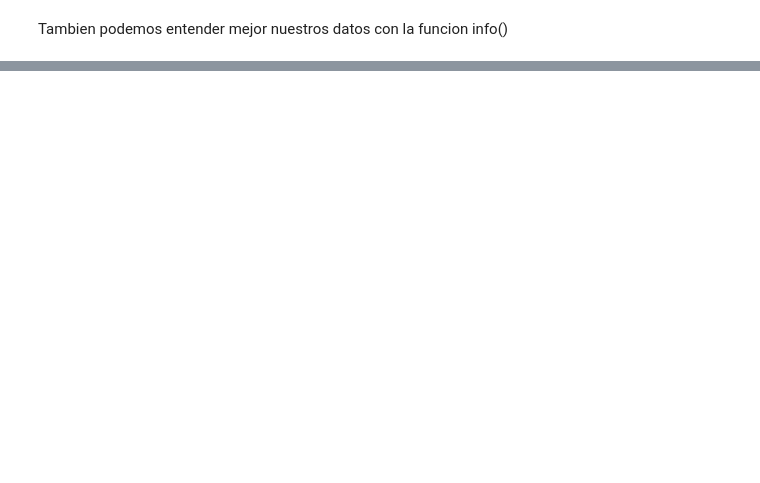
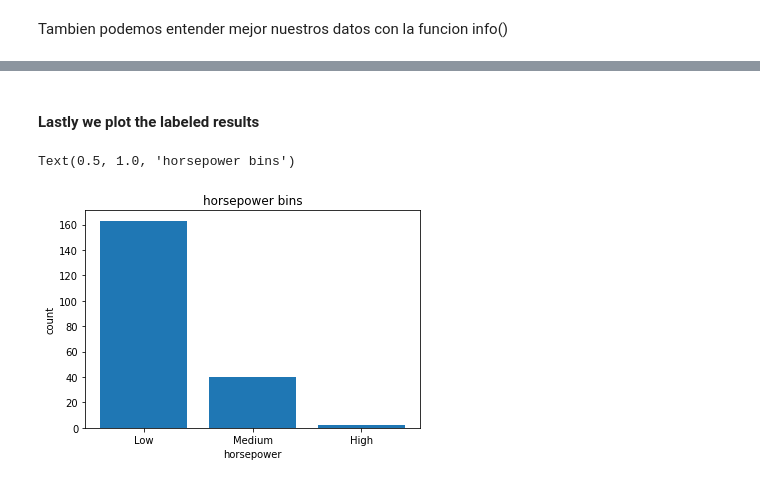
Before and after one commit to rodrigoromanguzman/Actividades_Aprendizaje-, a Jupyter notebook: semana5/module2_python_for_data_science.ipynb, the cells around one changed output, grey strips where cells are left out. Cells and saved outputs as stored; diff of their text form; code cells hidden in the pictures; blank space fills up the shorter version.

```diff
--- a/semana5/module2_python_for_data_science.ipynb
+++ b/semana5/module2_python_for_data_science.ipynb
@@ -159,2 +151,7 @@ df.describe()
+# %%
+local_df[["bore", "stroke"]] = local_df[["bore", "stroke"]].astype("float")
+local_df[["normalized-losses"]] = local_df[["normalized-losses"]].astype("int")
+local_df[["price"]] = local_df[["price"]].astype("float")
+local_df[["peak-rpm"]] = local_df[["peak-rpm"]].astype("float")
 # %% [markdown]
 <p>Tambien podemos entender mejor nuestros datos con la funcion info()</p>
@@ -180,0 +180,6 @@ memory usage: 41.8+ KB
+# %%
+local_df['length'] = local_df['length']/local_df['length'].max()
+local_df['width'] = local_df['width']/local_df['width'].max()
+local_df['height'] = local_df['height']/local_df['height'].max()
+
+print(local_df.head())
@@ -180,0 +206,15 @@ memory usage: 41.8+ KB
+# %%
+# we need to convert to the right type
+avg_horsepower = local_df['horsepower'].astype('float').mean(axis=0)
+local_df['horsepower'].replace(np.nan, avg_horsepower, inplace=True)
+local_df["horsepower"]= local_df["horsepower"].astype(int, copy=True)
+# %%
+# we create four equally spaced values between the min and max of hosepower
+bins = np.linspace(min(local_df["horsepower"]), max(local_df["horsepower"]), 4)
+
+# We define the labels that we will use
+group_names = ['Low', 'Medium', 'High']
+
+#apply the cut function for segment and sort into bins
+local_df['horsepower-binned'] = pd.cut(local_df['horsepower'], bins, labels=group_names, include_lowest=True )
+local_df[['horsepower','horsepower-binned']].head(20)
@@ -180,0 +239,14 @@ memory usage: 41.8+ KB
+# %% [markdown]
+<h4>Lastly we plot the labeled results</h4>
+# %%
+import matplotlib as plt
+from matplotlib import pyplot
+pyplot.bar(group_names, local_df["horsepower-binned"].value_counts())
+
+# set x/y labels and plot title
+plt.pyplot.xlabel("horsepower")
+plt.pyplot.ylabel("count")
+plt.pyplot.title("horsepower bins")
+# %% [output]
+Text(0.5, 1.0, 'horsepower bins')
+[figure, added]
```
Also changed, not shown: parts of 31 cells of this notebook.
